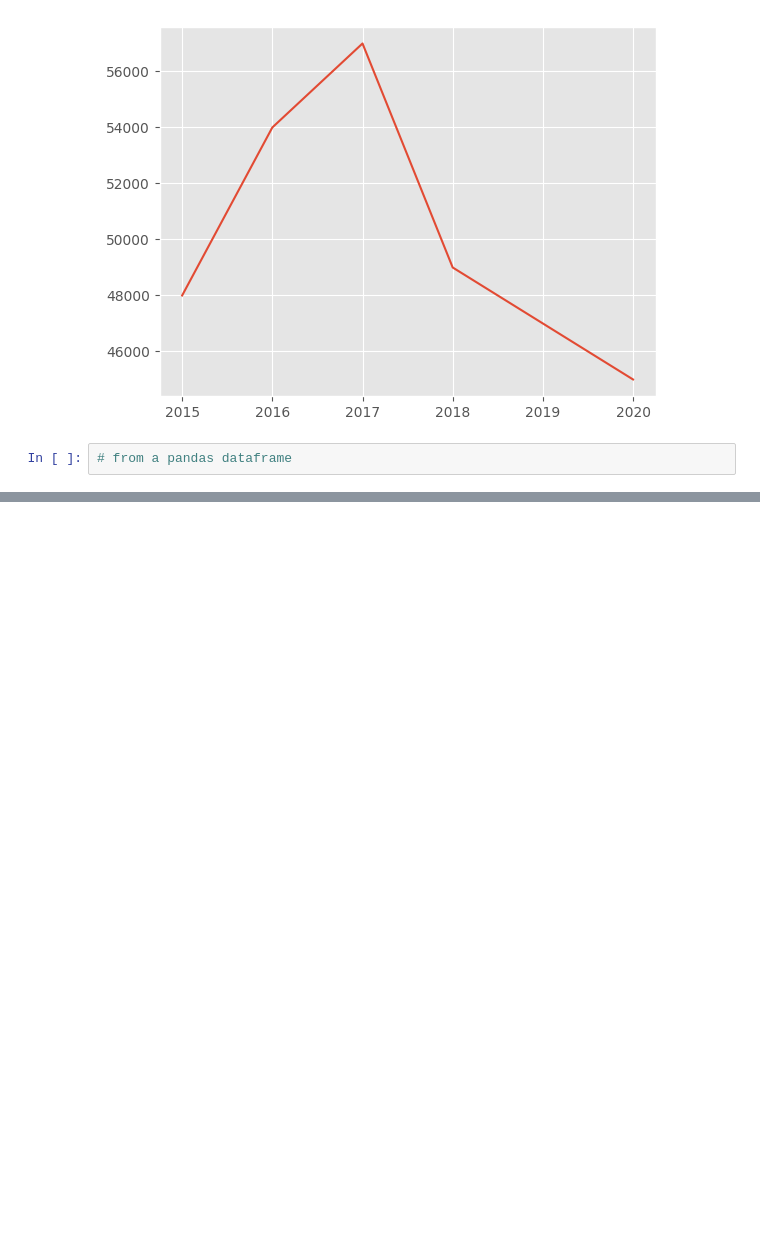
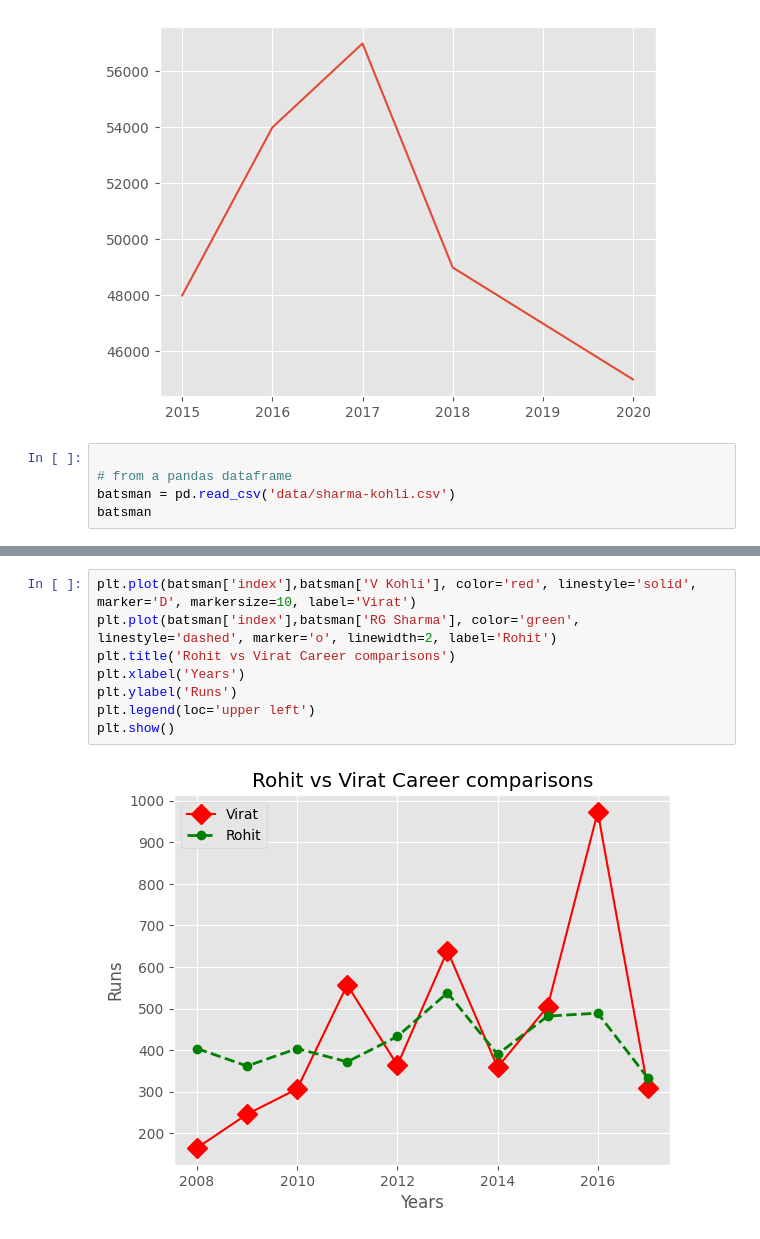
Before and after one commit to heresDataScienceProjects/DataViualizations, a Jupyter notebook: matplotlib_practice.ipynb, the cells around one changed output, grey strips where cells are left out. Cells and saved outputs as stored; diff of their text form; blank space fills up the shorter version.

Commit message:
add: lineplot, scatterplot, bar plot, stacked bar plot

```diff
--- a/matplotlib_practice.ipynb
+++ b/matplotlib_practice.ipynb
@@ -18,4 +18,7 @@ plt.plot(year, price)
 [<matplotlib.lines.Line2D at 0x...>]
 [figure]
 # %%
+
 # from a pandas dataframe
+batsman = pd.read_csv('data/sharma-kohli.csv')
+batsman
@@ -21,0 +37,10 @@ plt.plot(year, price)
+# %%
+plt.plot(batsman['index'],batsman['V Kohli'], color='red', linestyle='solid', marker='D', markersize=10, label='Virat')
+plt.plot(batsman['index'],batsman['RG Sharma'], color='green', linestyle='dashed', marker='o', linewidth=2, label='Rohit')
+plt.title('Rohit vs Virat Career comparisons')
+plt.xlabel('Years')
+plt.ylabel('Runs')
+plt.legend(loc='upper left')
+plt.show()
+# %% [output]
+[figure, added]
```
Also changed, not shown: parts of 12 cells of this notebook, 3 other files.
